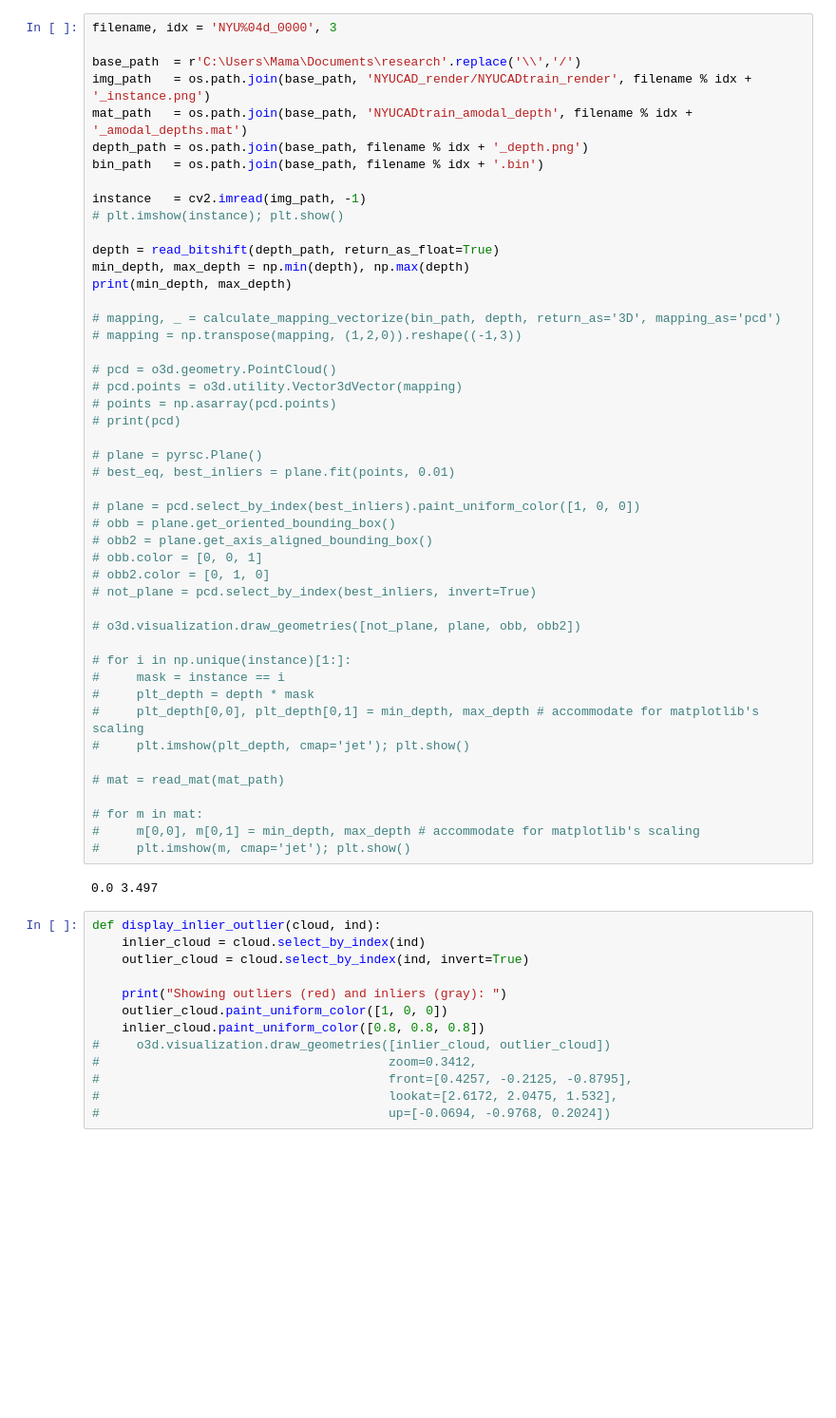
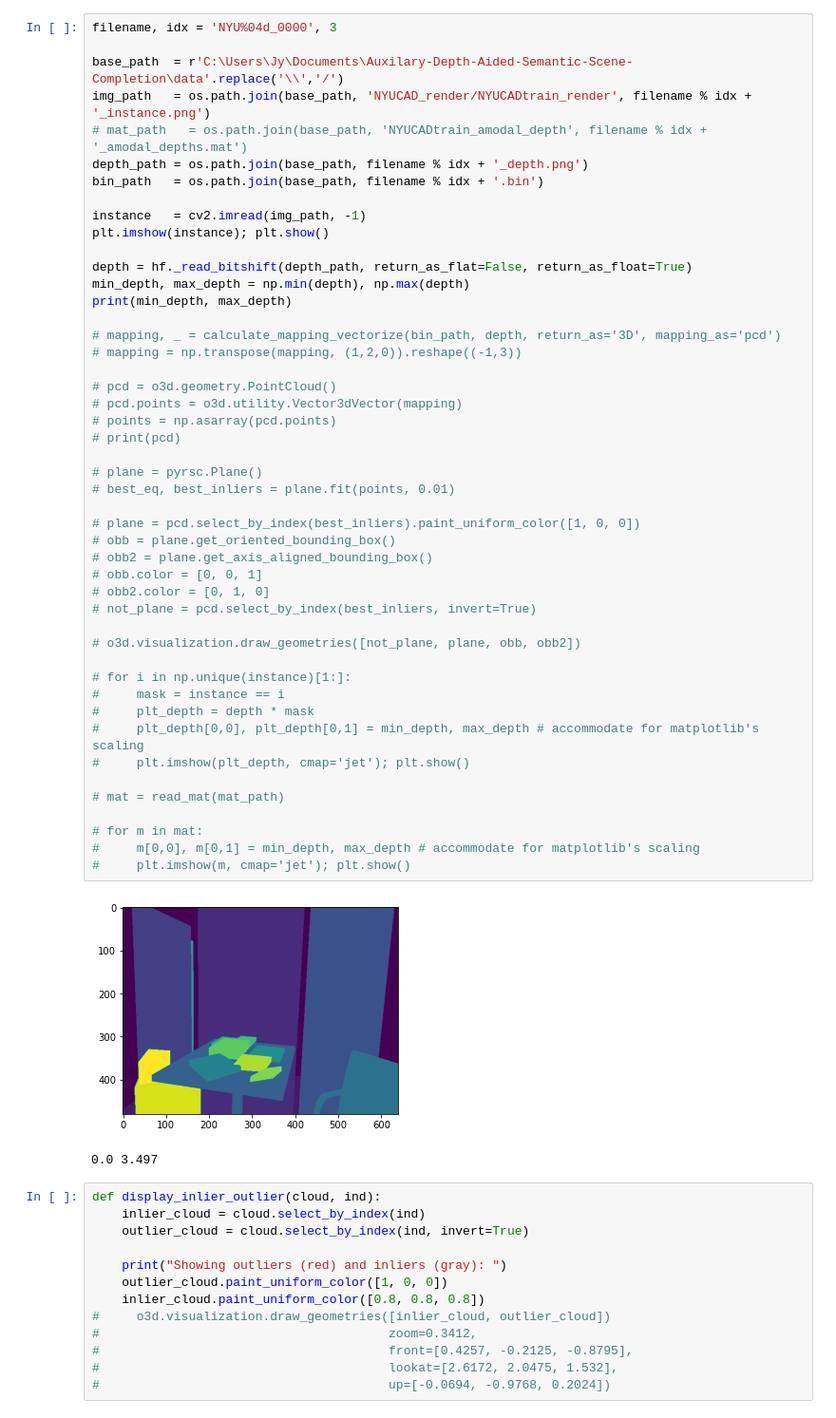
Before and after one commit to jiunyen-ching/Auxilary-Depth-Aided-Semantic-Scene-Completion, a Jupyter notebook: [prepare] NYUCAD instance.ipynb, the cells around one changed output. Shown at 95% size. Saved outputs shown, nothing was run; the diff lists cells and outputs as text; blank space fills up the shorter version.

```diff
--- a/[prepare] NYUCAD instance.ipynb
+++ b/[prepare] NYUCAD instance.ipynb
@@ -179,16 +44,16 @@ def _gen_normal(depth_path):
 # %%
 filename, idx = 'NYU%04d_0000', 3
 
-base_path  = r'C:\Users\Mama\Documents\research'.replace('\\','/')
+base_path  = r'C:\Users\Jy\Documents\Auxilary-Depth-Aided-Semantic-Scene-Completion\data'.replace('\\','/')
 img_path   = os.path.join(base_path, 'NYUCAD_render/NYUCADtrain_render', filename % idx + '_instance.png')
-mat_path   = os.path.join(base_path, 'NYUCADtrain_amodal_depth', filename % idx + '_amodal_depths.mat')
+# mat_path   = os.path.join(base_path, 'NYUCADtrain_amodal_depth', filename % idx + '_amodal_depths.mat')
 depth_path = os.path.join(base_path, filename % idx + '_depth.png')
 bin_path   = os.path.join(base_path, filename % idx + '.bin')
 
 instance   = cv2.imread(img_path, -1)
-# plt.imshow(instance); plt.show()
+plt.imshow(instance); plt.show()
 
-depth = read_bitshift(depth_path, return_as_float=True)
+depth = hf._read_bitshift(depth_path, return_as_flat=False, return_as_float=True)
 min_depth, max_depth = np.min(depth), np.max(depth)
 print(min_depth, max_depth)
 
@@ -197,33 +62,34 @@ print(min_depth, max_depth)
 
 # pcd = o3d.geometry.PointCloud()
 # pcd.points = o3d.utility.Vector3dVector(mapping)
 # points = np.asarray(pcd.points)
 # print(pcd)
 
 # plane = pyrsc.Plane()
 # best_eq, best_inliers = plane.fit(points, 0.01)
 
 # plane = pcd.select_by_index(best_inliers).paint_uniform_color([1, 0, 0])
 # obb = plane.get_oriented_bounding_box()
 # obb2 = plane.get_axis_aligned_bounding_box()
 # obb.color = [0, 0, 1]
 # obb2.color = [0, 1, 0]
 # not_plane = pcd.select_by_index(best_inliers, invert=True)
 
 # o3d.visualization.draw_geometries([not_plane, plane, obb, obb2])
 
 # for i in np.unique(instance)[1:]:
 #     mask = instance == i
 #     plt_depth = depth * mask
 #     plt_depth[0,0], plt_depth[0,1] = min_depth, max_depth # accommodate for matplotlib's scaling
 #     plt.imshow(plt_depth, cmap='jet'); plt.show()
 
 # mat = read_mat(mat_path)
 
 # for m in mat:
 #     m[0,0], m[0,1] = min_depth, max_depth # accommodate for matplotlib's scaling
 #     plt.imshow(m, cmap='jet'); plt.show()
 # %% [output]
+[figure, added]
 0.0 3.497
 # %%
 def display_inlier_outlier(cloud, ind):
```
Also changed, not shown: parts of 10 cells of this notebook.
